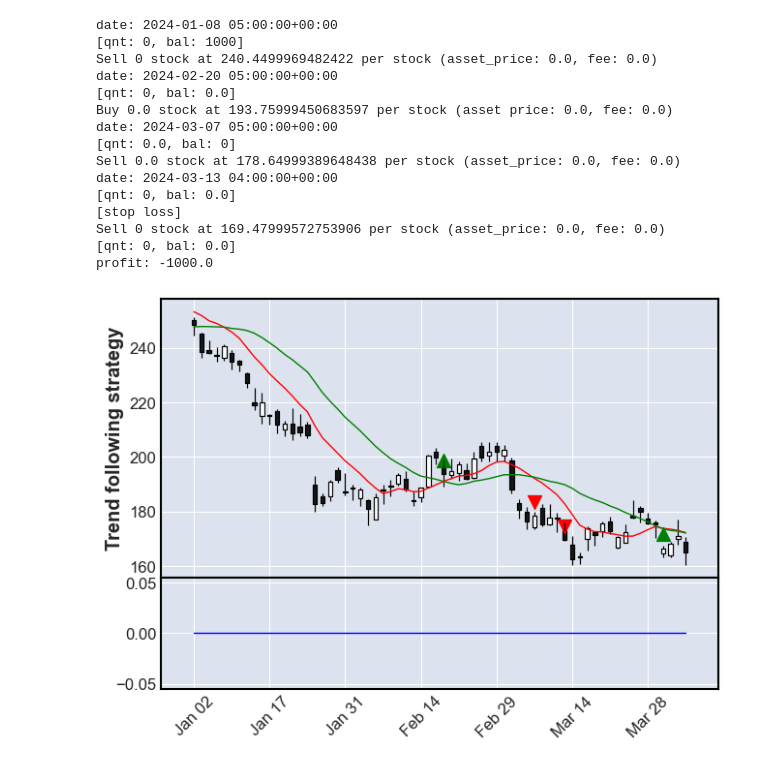
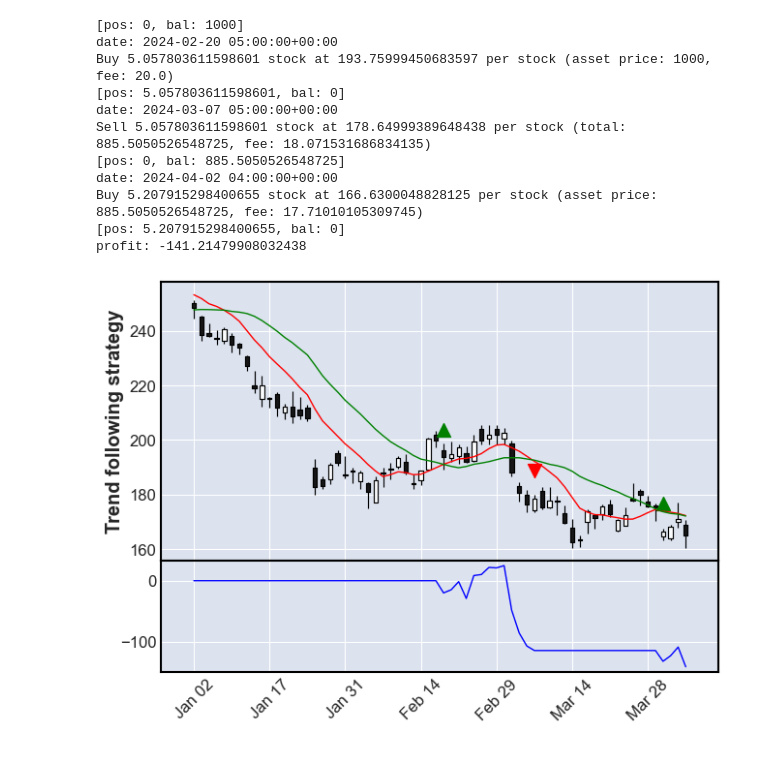
Before and after one commit to ArnasVaic/FI, a Jupyter notebook: lab3/main.ipynb, the cells around one changed output. Cells and saved outputs as stored; diff of their text form; code cells hidden in the pictures.

```diff
--- a/lab3/main.ipynb
+++ b/lab3/main.ipynb
@@ -43,7 +43,7 @@ def buy(date, balance, current_price, fee_rate, df, print_debug_info=False):
 # %%
 def exit_conditions_met(buy_price, current_price, stop_loss, take_profit, print_debug_info):
 
-    if buy_price is not None:
+    if buy_price is None:
         # we have not yet bought any stock
         return False
 
@@ -101,6 +101,9 @@ def run_strategy(df, fee_rate, short_window, long_window, stop_loss, take_profit
     balance = initial_investment
     position = 0
 
+    if print_debug_info:
+        print(f'[pos: {position}, bal: {balance}]')
+
     # use buy-in price as a refernce to stop loss or take profit.
     buy_price = None
     current_price = None
@@ -109,21 +112,22 @@ def run_strategy(df, fee_rate, short_window, long_window, stop_loss, take_profit
 
         current_price = df.loc[date, 'Close']
 
-        if exit_conditions_met(buy_price, current_price, stop_loss, take_profit, print_debug_info):
-            # remove all further signals and stop trading
+        if position > 0 and exit_conditions_met(buy_price, current_price, stop_loss, take_profit, print_debug_info):
+            # remove all further generated signals and stop trading
             df.loc[df.index > date, 'dsignal'] = 0
             balance, position, df = sell(date, position, current_price, fee_rate, df, print_debug_info)
+            if print_debug_info:
+                print(f'[pos: {position}, bal: {balance}]')
             break
 
         sig = df.loc[date, 'dsignal']
 
-        if sig is 0:
+        if sig == 0:
             # nothing to do
             continue
 
         if print_debug_info:
             print(f'date: {date}')
-            print(f'[pos: {position}, bal: {balance}]')
 
         if sig > 0:
             buy_price = current_price
@@ -131,6 +135,9 @@ def run_strategy(df, fee_rate, short_window, long_window, stop_loss, take_profit
 
         if sig < 0:
             balance, position, df = sell(date, position, current_price, fee_rate, df, print_debug_info)
+
+        if print_debug_info:
+            print(f'[pos: {position}, bal: {balance}]')
 
     if print_debug_info:
         print(f'profit: {balance + position * current_price - initial_investment}')
@@ -189,40 +196,36 @@ start_date, end_date = '2024-01-01', '2024-05-01'
 # print(f'Short window: {best_params[2]}')
 # print(f'Long window: {best_params[3]}')
 # %%
-df = run_strategy(df, fee_rate, 10, 20, 0.1, 0.5, initial_investment, start_date, end_date)
+df = run_strategy(df, fee_rate, 10, 20, 0.1, 0.5, initial_investment, start_date, end_date, True)
 # %% [output]
-date: 2024-01-08 05:00:00+00:00
-[qnt: 0, bal: 1000]
-Sell 0 stock at 240.4499969482422 per stock (asset_price: 0.0, fee: 0.0)
+[pos: 0, bal: 1000]
 date: 2024-02-20 05:00:00+00:00
-[qnt: 0, bal: 0.0]
-Buy 0.0 stock at 193.75999450683597 per stock (asset price: 0.0, fee: 0.0)
+Buy 5.057803611598601 stock at 193.75999450683597 per stock (asset price: 1000, fee: 20.0)
+[pos: 5.057803611598601, bal: 0]
 date: 2024-03-07 05:00:00+00:00
-[qnt: 0.0, bal: 0]
-Sell 0.0 stock at 178.64999389648438 per stock (asset_price: 0.0, fee: 0.0)
-date: 2024-03-13 04:00:00+00:00
-[qnt: 0, bal: 0.0]
-[stop loss]
-Sell 0 stock at 169.47999572753906 per stock (asset_price: 0.0, fee: 0.0)
-[qnt: 0, bal: 0.0]
-profit: -1000.0
+Sell 5.057803611598601 stock at 178.64999389648438 per stock (total: 885.5050526548725, fee: 18.071531686834135)
+[pos: 0, bal: 885.5050526548725]
+date: 2024-04-02 04:00:00+00:00
+Buy 5.207915298400655 stock at 166.6300048828125 per stock (asset price: 885.5050526548725, fee: 17.71010105309745)
+[pos: 5.207915298400655, bal: 0]
+profit: -141.21479908032438
 # %%
 # Initialize sell/buy markers
 df['buy_action'] = None
 df.loc[df['dsignal'] > 0, 'buy_action'] = df['Close']
 df['sell_action'] = None
 df.loc[df['dsignal'] < 0, 'sell_action'] = df['Close']
-marker_offset = 5
+marker_offset = 10
 
 apds = [
     mpf.make_addplot(df['buy_action'] + marker_offset, type='scatter', panel=0, secondary_y=False, markersize=100, marker='^', color = 'green', width=1),
     mpf.make_addplot(df['sell_action'] + marker_offset, type='scatter', panel=0, secondary_y=False, markersize=100, marker='v', color = 'red', width=1),
 
     mpf.make_addplot(df['sma-short'], panel=0, color='r', secondary_y=False, ylabel='long', width=1),
     mpf.make_addplot(df['sma-long'], panel=0, color='g', secondary_y=False, ylabel='short', width=1),
     mpf.make_addplot(df['profit'], panel=1, color='b', secondary_y=False, width=1),
 ]
 
 mpf.plot(df, type='candle', addplot=apds, volume=False, ylabel='Trend following strategy')
 # %% [output]
-[figure, old version]
+[figure, new version]
```
Also changed, not shown: 1 other file.
